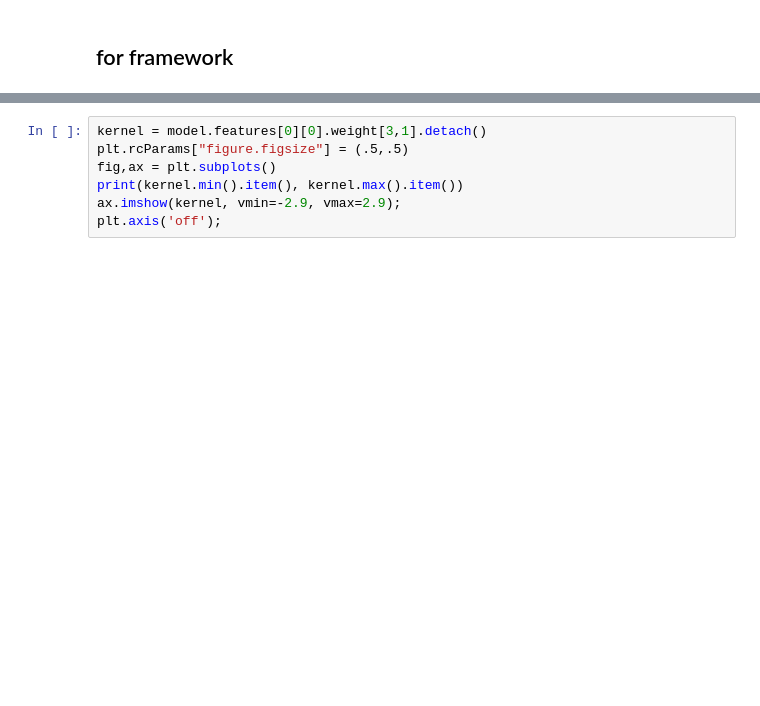
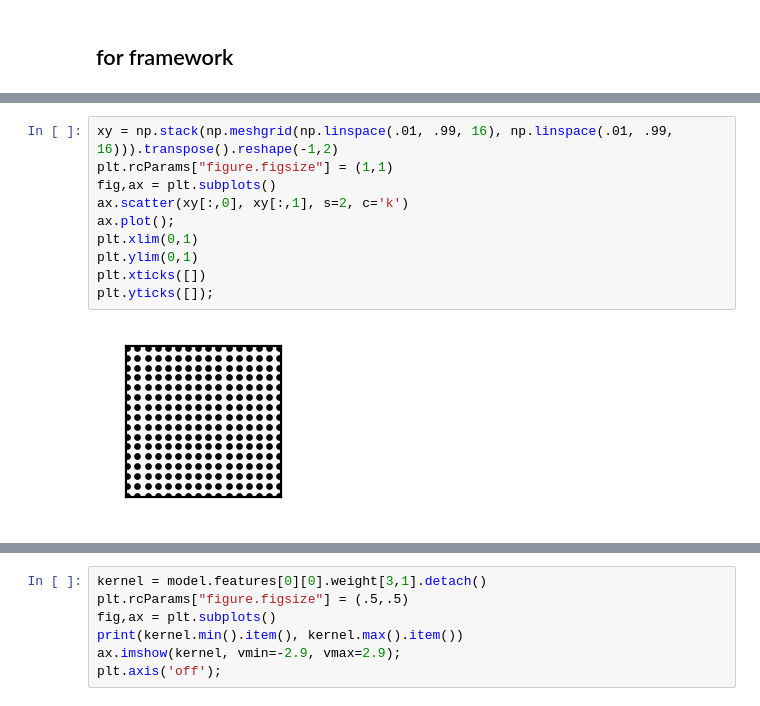
Before and after one commit to clintonjwang/inrnet, a Jupyter notebook: inrnet/scratchpad.ipynb, the cells around one changed output, grey strips where cells are left out. Drawn from its saved outputs; the diff is of its cells as text; blank space fills up the shorter version.

```diff
--- a/inrnet/scratchpad.ipynb
+++ b/inrnet/scratchpad.ipynb
@@ -562,0 +601,12 @@ plt.savefig(path)
+# %%
+xy = np.stack(np.meshgrid(np.linspace(.01, .99, 16), np.linspace(.01, .99, 16))).transpose().reshape(-1,2)
+plt.rcParams["figure.figsize"] = (1,1)
+fig,ax = plt.subplots()
+ax.scatter(xy[:,0], xy[:,1], s=2, c='k')
+ax.plot();
+plt.xlim(0,1)
+plt.ylim(0,1)
+plt.xticks([])
+plt.yticks([]);
+# %% [output]
+[figure, added]
```
Also changed, not shown: parts of 25 cells of this notebook, 13 other files.
